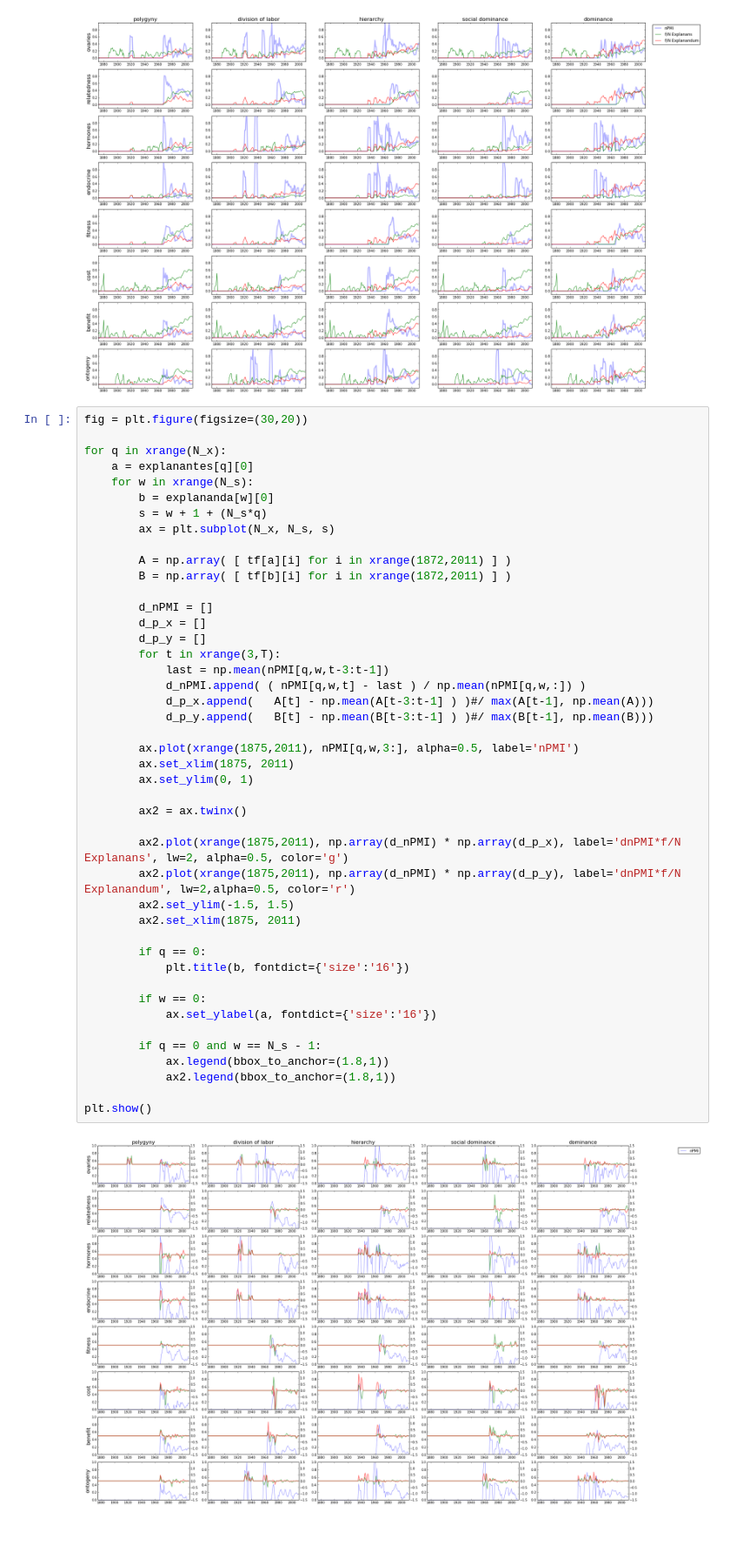
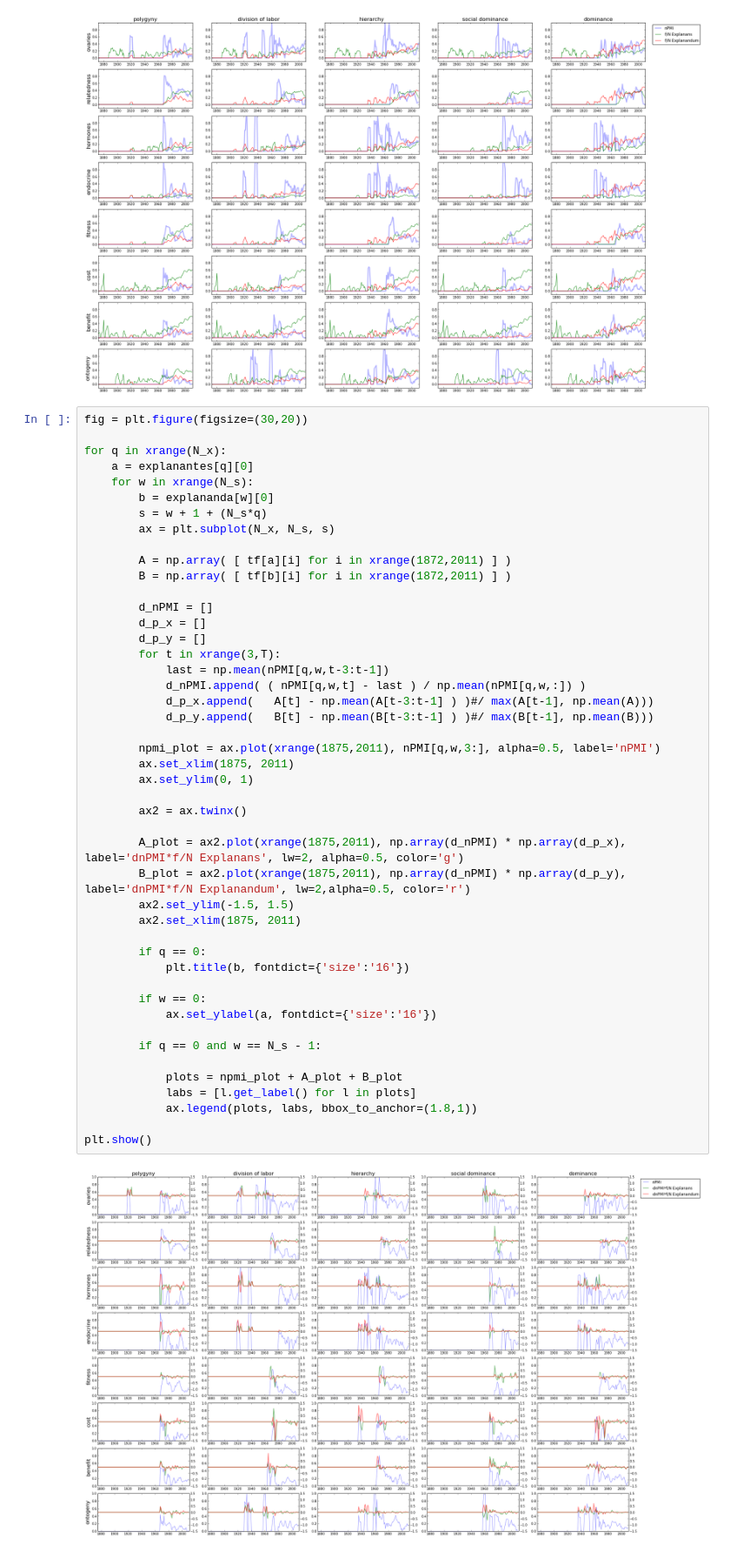
Before and after one commit to erickpeirson/Social-Dominance-in-Polistes, a Jupyter notebook: 20140419 - Guido co-occurrence.ipynb, the cells around one changed output. Shown at 87% size. Cells and saved outputs as stored; diff of their text form.

Commit message:
figure

```diff
--- a/20140419 - Guido co-occurrence.ipynb
+++ b/20140419 - Guido co-occurrence.ipynb
@@ -342,36 +348,38 @@ for q in xrange(N_x):
         A = np.array( [ tf[a][i] for i in xrange(1872,2011) ] )
         B = np.array( [ tf[b][i] for i in xrange(1872,2011) ] )
 
         d_nPMI = []
         d_p_x = []
         d_p_y = []
         for t in xrange(3,T):
             last = np.mean(nPMI[q,w,t-3:t-1])
             d_nPMI.append( ( nPMI[q,w,t] - last ) / np.mean(nPMI[q,w,:]) )
             d_p_x.append(   A[t] - np.mean(A[t-3:t-1] ) )#/ max(A[t-1], np.mean(A)))
             d_p_y.append(   B[t] - np.mean(B[t-3:t-1] ) )#/ max(B[t-1], np.mean(B)))
 
-        ax.plot(xrange(1875,2011), nPMI[q,w,3:], alpha=0.5, label='nPMI')
+        npmi_plot = ax.plot(xrange(1875,2011), nPMI[q,w,3:], alpha=0.5, label='nPMI')
         ax.set_xlim(1875, 2011)
         ax.set_ylim(0, 1)
 
         ax2 = ax.twinx()
 
-        ax2.plot(xrange(1875,2011), np.array(d_nPMI) * np.array(d_p_x), label='dnPMI*f/N Explanans', lw=2, alpha=0.5, color='g')
-        ax2.plot(xrange(1875,2011), np.array(d_nPMI) * np.array(d_p_y), label='dnPMI*f/N Explanandum', lw=2,alpha=0.5, color='r')
+        A_plot = ax2.plot(xrange(1875,2011), np.array(d_nPMI) * np.array(d_p_x), label='dnPMI*f/N Explanans', lw=2, alpha=0.5, color='g')
+        B_plot = ax2.plot(xrange(1875,2011), np.array(d_nPMI) * np.array(d_p_y), label='dnPMI*f/N Explanandum', lw=2,alpha=0.5, color='r')
         ax2.set_ylim(-1.5, 1.5)
         ax2.set_xlim(1875, 2011)
 
         if q == 0:
             plt.title(b, fontdict={'size':'16'})
 
         if w == 0:
             ax.set_ylabel(a, fontdict={'size':'16'})
 
         if q == 0 and w == N_s - 1:
-            ax.legend(bbox_to_anchor=(1.8,1))
-            ax2.legend(bbox_to_anchor=(1.8,1))
+
+            plots = npmi_plot + A_plot + B_plot
+            labs = [l.get_label() for l in plots]
+            ax.legend(plots, labs, bbox_to_anchor=(1.8,1))
 
 plt.show()
 # %% [output]
-[figure, old version]
+[figure, new version]
```
Also changed, not shown: parts of 1 cell of this notebook, 2 other files.
